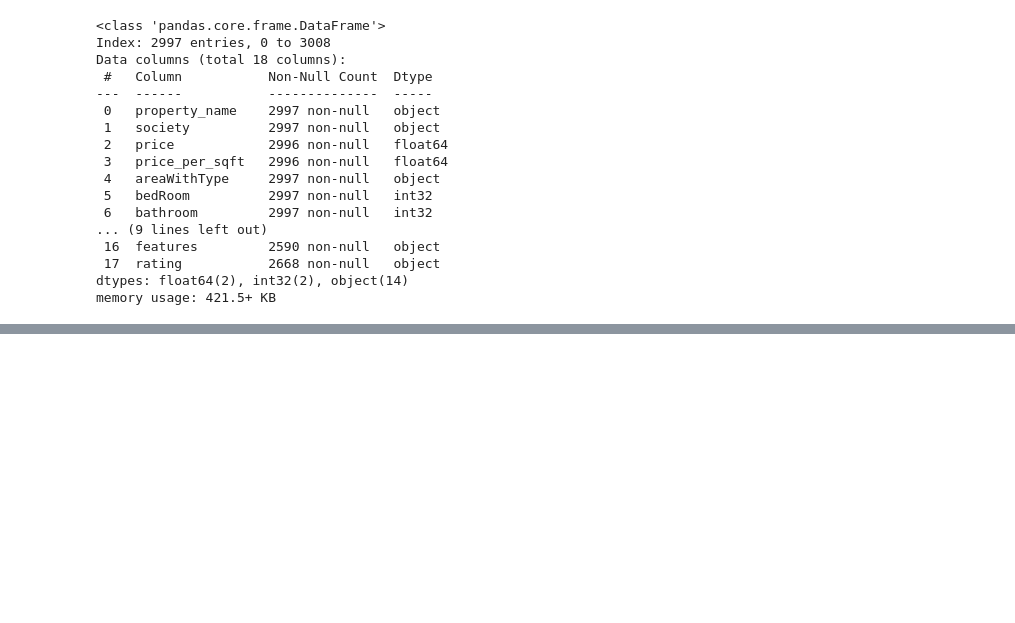
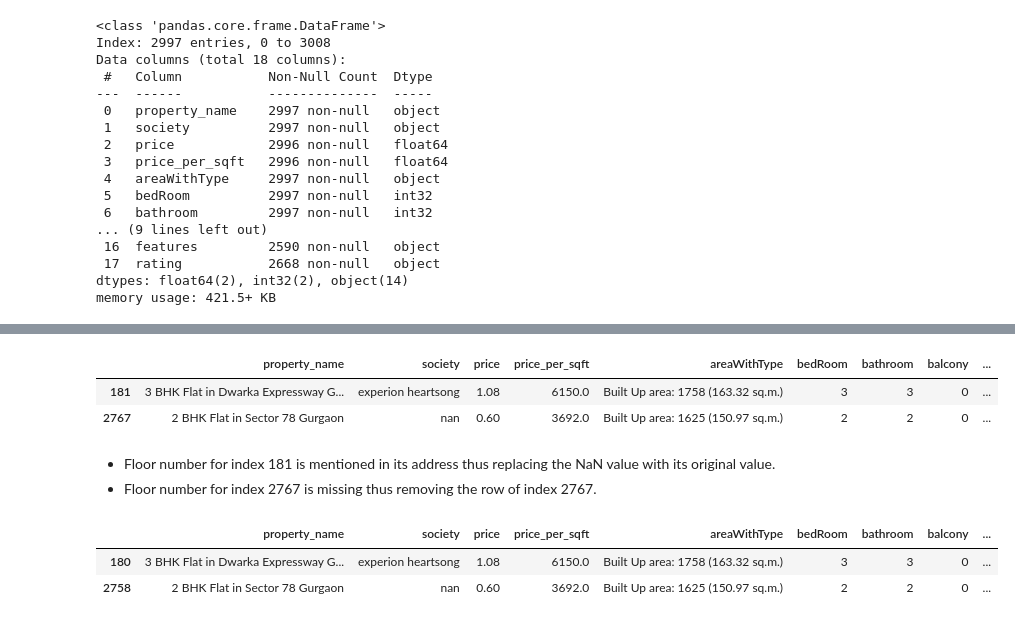
Before and after one commit to Tanwar-Aastha/Property-price-prediction, a Jupyter notebook: notebook/data_cleaning/flats_preprocessing.ipynb, the cells around one changed output, grey strips where cells are left out. Cells and saved outputs as stored; diff of their text form; code cells hidden in the pictures; blank space fills up the shorter version.

```diff
--- a/notebook/data_cleaning/flats_preprocessing.ipynb
+++ b/notebook/data_cleaning/flats_preprocessing.ipynb
@@ -420,0 +440,10 @@ memory usage: 421.5+ KB
+# %%
+# checking the missing values in floorNum
+data[data['floorNum'].isna()]
+# %% [output]
+|  | property_name | society | price | price_per_sqft | areaWithType | bedRoom | bathroom | balcony | ... |
+| 181 | 3 BHK Flat in Dwarka Expressway G... | experion heartsong | 1.08 | 6150.0 | Built Up area: 1758 (163.32 sq.m.) | 3 | 3 | 0 | ... |
+| 2767 | 2 BHK Flat in Sector 78 Gurgaon | nan | 0.60 | 3692.0 | Built Up area: 1625 (150.97 sq.m.) | 2 | 2 | 0 | ... |
+# %% [markdown]
+- Floor number for index 181 is mentioned in its address thus replacing the NaN value with its original value.
+- Floor number for index 2767 is missing thus removing the row of index 2767.
@@ -420,0 +454,6 @@ memory usage: 421.5+ KB
+# %%
+data[data['floorNum'].isna()]
+# %% [output]
+|  | property_name | society | price | price_per_sqft | areaWithType | bedRoom | bathroom | balcony | ... |
+| 180 | 3 BHK Flat in Dwarka Expressway G... | experion heartsong | 1.08 | 6150.0 | Built Up area: 1758 (163.32 sq.m.) | 3 | 3 | 0 | ... |
+| 2758 | 2 BHK Flat in Sector 78 Gurgaon | nan | 0.60 | 3692.0 | Built Up area: 1625 (150.97 sq.m.) | 2 | 2 | 0 | ... |
```
Also changed, not shown: parts of 22 cells of this notebook, 2 other files.
